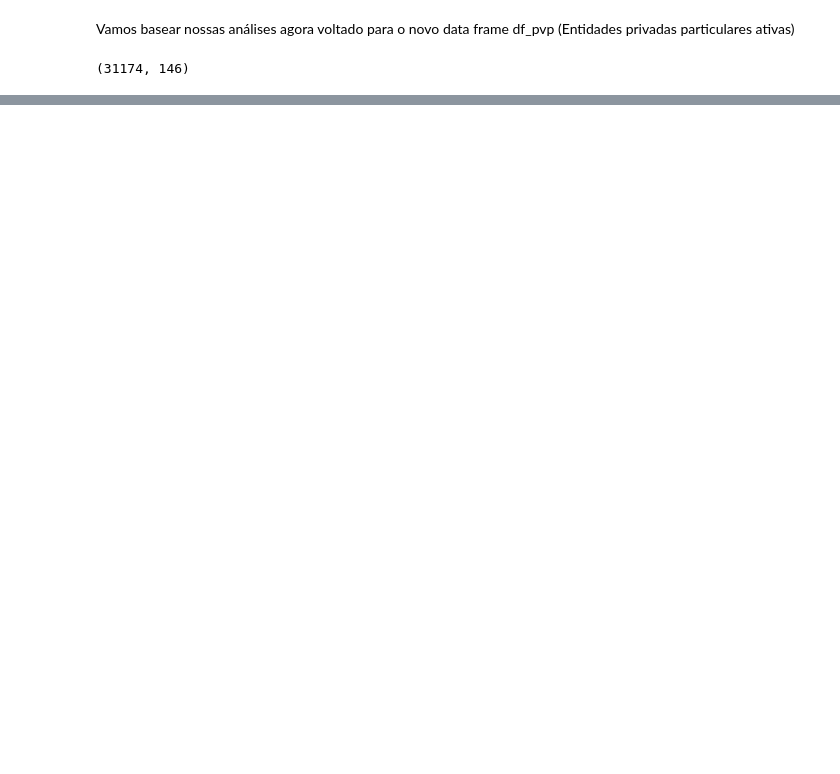
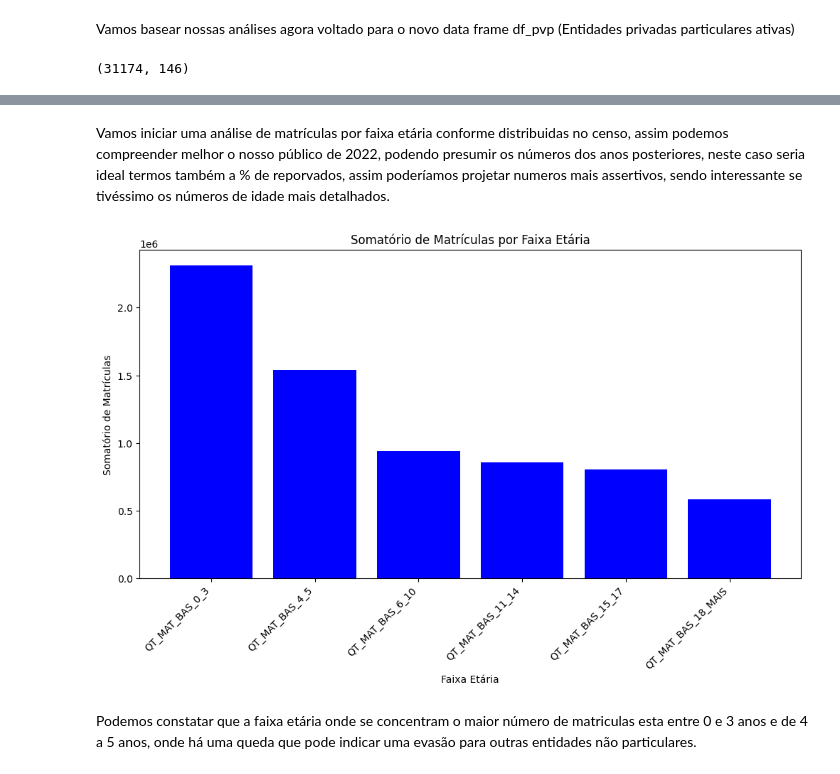
Before and after one commit to AndersonLopesbh/I.S, a Jupyter notebook: Analises IS/Script_python/Analises_IS.ipynb, the cells around one changed output, grey strips where cells are left out. Drawn from its saved outputs; the diff is of its cells as text; code cells hidden in the pictures; blank space fills up the shorter version.

```diff
--- a/Analises IS/Script_python/Analises_IS.ipynb
+++ b/Analises IS/Script_python/Analises_IS.ipynb
@@ -646,0 +682,21 @@ df_pvp.shape
+# %% [markdown]
+Vamos iniciar uma análise de matrículas por faixa etária conforme distribuidas no censo, assim podemos compreender melhor o nosso público de 2022, podendo presumir os números dos anos posteriores, neste caso seria ideal termos também a % de reporvados, assim poderíamos projetar numeros mais assertivos, sendo interessante se tivéssimo os números de idade mais detalhados.
+# %%
+# Vamo utilizar as colunas de faixar etárias
+colunas_selecionadas = ['QT_MAT_BAS_0_3', 'QT_MAT_BAS_4_5', 'QT_MAT_BAS_6_10', 'QT_MAT_BAS_11_14', 'QT_MAT_BAS_15_17', 'QT_MAT_BAS_18_MAIS']
+
+# Somar as colunas para cada linha
+df_pvp['Soma_Matriculas'] = df_pvp[colunas_selecionadas].sum(axis=1)
+
+# Criar o gráfico de barras
+plt.figure(figsize=(12, 6))
+plt.bar(colunas_selecionadas, df_pvp[colunas_selecionadas].sum().sort_values(ascending=False), color='blue')
+plt.xlabel('Faixa Etária')
+plt.ylabel('Somatório de Matrículas')
+plt.title('Somatório de Matrículas por Faixa Etária')
+plt.xticks(rotation=45, ha='right')
+plt.show()
+# %% [output]
+[figure, added]
+# %% [markdown]
+Podemos constatar que a faixa etária onde se concentram o maior número de matriculas esta entre 0 e 3 anos e de 4 a 5 anos, onde há uma queda que pode indicar uma evasão para outras entidades não particulares.
```
Also changed, not shown: parts of 14 cells of this notebook.
